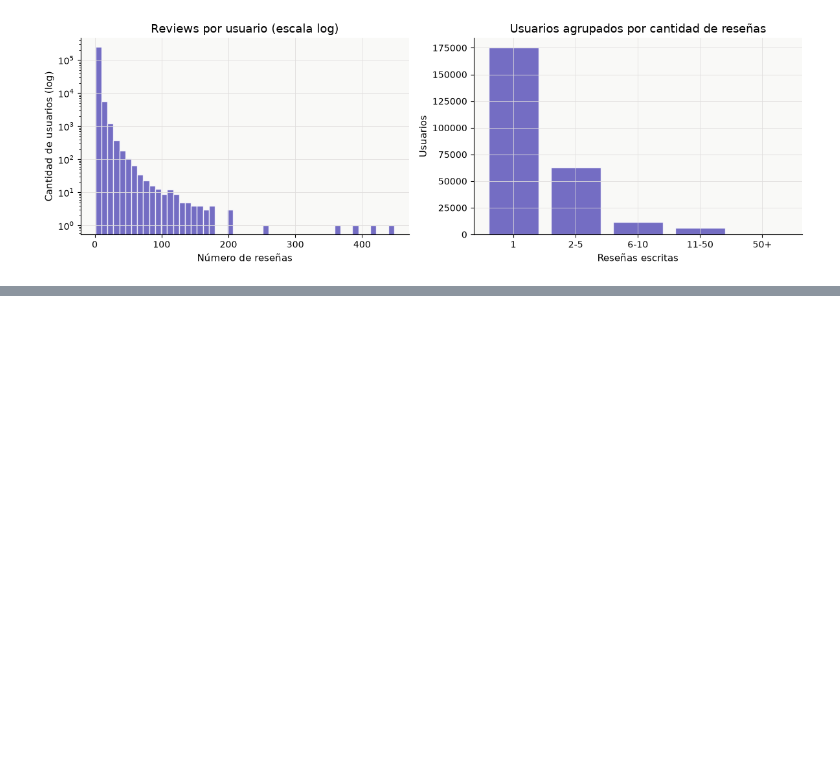
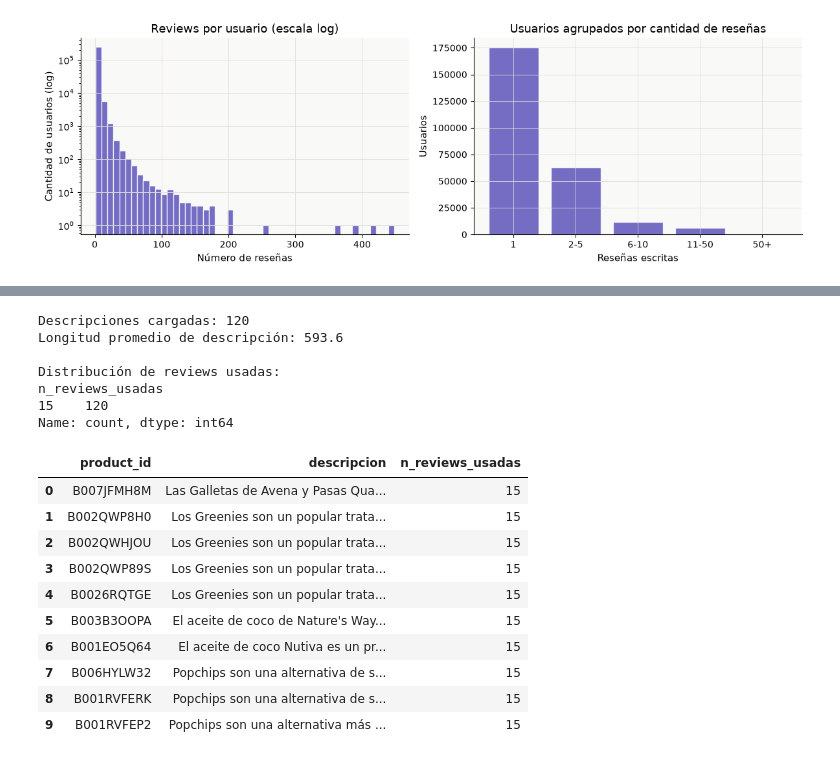
Before and after one commit to renatacatelli25/Ciencia-de-Datos, a Jupyter notebook: Proyecto.ipynb, the cells around one changed output, grey strips where cells are left out. Saved outputs shown, nothing was run; the diff lists cells and outputs as text; code cells hidden in the pictures; blank space fills up the shorter version.

```diff
--- a/EDA.ipynb
+++ b/Proyecto.ipynb
@@ -214,0 +979,8 @@ sns.histplot(df["helpfulness_ratio"])
+# %%
+resultados = []
+for pid in tqdm(top_ids, desc="Generando descripciones"):
+    descripcion, n_usadas = generar_descripcion(pid, collection)
+    resultados.append({"product_id": pid, "descripcion": descripcion, "n_reviews_usadas": n_usadas})
+
+df_descripciones = pd.DataFrame(resultados)
+df_descripciones.head(10)
@@ -214,0 +1134,46 @@ sns.histplot(df["helpfulness_ratio"])
+# %%
+import os
+import pandas as pd
+
+CHECKPOINT_PATH = "descripciones_checkpoint.csv"
+PARCIAL_PATH = "descripciones_parciales.csv"
+
+if os.path.exists(CHECKPOINT_PATH):
+    df_descripciones = pd.read_csv(CHECKPOINT_PATH)
+elif os.path.exists(PARCIAL_PATH):
+    df_descripciones = pd.read_csv(PARCIAL_PATH)
+else:
+    df_descripciones = pd.DataFrame(columns=["product_id", "descripcion", "n_reviews_usadas"])
+
+if "descripcion" in df_descripciones.columns:
+    df_descripciones["descripcion"] = df_descripciones["descripcion"].fillna("")
+if "n_reviews_usadas" in df_descripciones.columns:
+    df_descripciones["n_reviews_usadas"] = pd.to_numeric(
+        df_descripciones["n_reviews_usadas"], errors="coerce"
+    ).fillna(0).astype(int)
+
+print(f"Descripciones cargadas: {len(df_descripciones)}")
+print(f"Longitud promedio de descripción: {round(df_descripciones['descripcion'].str.len().mean(), 1)}")
+print("\nDistribución de reviews usadas:")
+print(df_descripciones["n_reviews_usadas"].value_counts().sort_index())
+
+df_descripciones.head(10)
+# %% [output]
+Descripciones cargadas: 120
+Longitud promedio de descripción: 593.6
+
+Distribución de reviews usadas:
+n_reviews_usadas
+15    120
+Name: count, dtype: int64
+|  | product_id | descripcion | n_reviews_usadas |
+| 0 | B007JFMH8M | Las Galletas de Avena y Pasas Qua... | 15 |
+| 1 | B002QWP8H0 | Los Greenies son un popular trata... | 15 |
+| 2 | B002QWHJOU | Los Greenies son un popular trata... | 15 |
+| 3 | B002QWP89S | Los Greenies son un popular trata... | 15 |
+| 4 | B0026RQTGE | Los Greenies son un popular trata... | 15 |
+| 5 | B003B3OOPA | El aceite de coco de Nature's Way... | 15 |
+| 6 | B001EO5Q64 | El aceite de coco Nutiva es un pr... | 15 |
+| 7 | B006HYLW32 | Popchips son una alternativa de s... | 15 |
+| 8 | B001RVFERK | Popchips son una alternativa de s... | 15 |
+| 9 | B001RVFEP2 | Popchips son una alternativa más ... | 15 |
```
Also changed, not shown: parts of 83 cells of this notebook, 26 other files.
